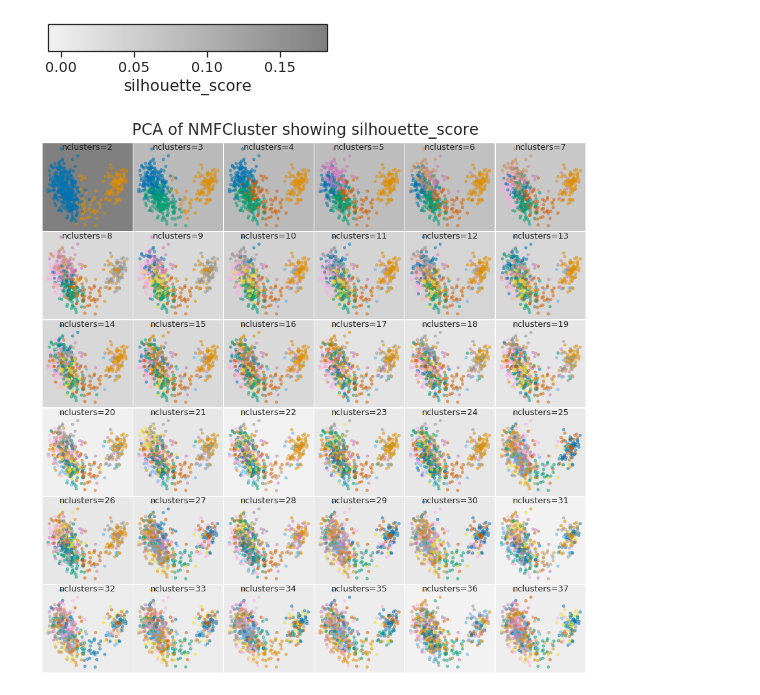
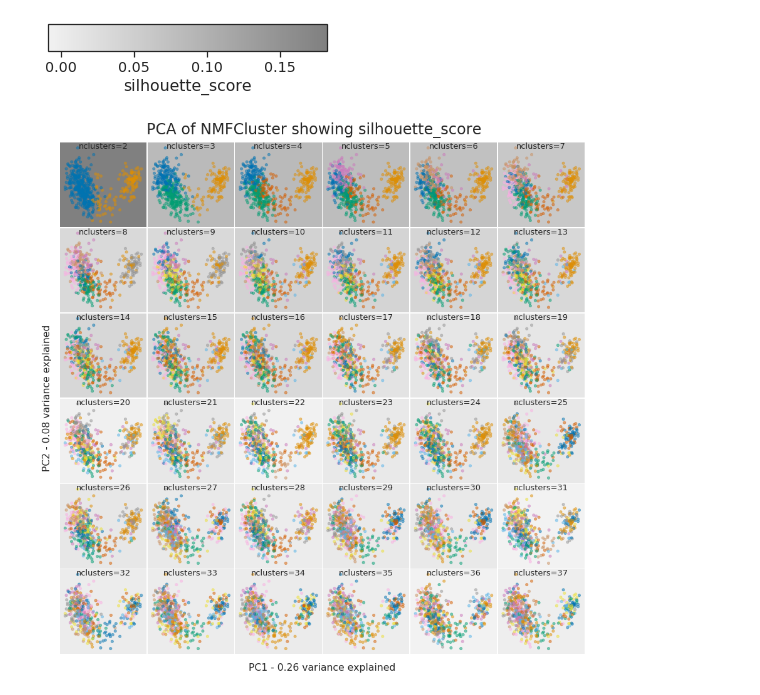
Before and after one commit to liliblu/hypercluster, a Jupyter notebook: examples/local_TCGA_BRCA_RNAseq/TCGA_BRCA_RNAseq_subtype_clustering.ipynb, the cells around one changed output. Drawn from its saved outputs; the diff is of its cells as text; code cells hidden in the pictures.

```diff
--- a/examples/local_TCGA_BRCA_RNAseq/TCGA_BRCA_RNAseq_subtype_clustering.ipynb
+++ b/examples/local_TCGA_BRCA_RNAseq/TCGA_BRCA_RNAseq_subtype_clustering.ipynb
@@ -173,11 +175,11 @@ data = hc.visualize.zscore(data).transpose()
 # %% [markdown]
 ## Louvain and UMAP
 # %%
-# method = 'LouvainCluster'
-# metric = 'adjusted_rand_score'
+method = 'LouvainCluster'
+metric = 'adjusted_rand_score'
 
-method = 'LeidenCluster'
-metric = 'silhouette_score'
+# method = 'LeidenCluster'
+# metric = 'silhouette_score'
 # %%
 evals = clusterer.evaluation_[method].loc[metric, :]
 
@@ -261,7 +263,8 @@ metric = 'silhouette_score'
 # %%
 evals = clusterer.evaluation_[method].loc[metric, :]
 
-pca = sklearn.decomposition.PCA(n_components=2).fit_transform(data)
+pca_model = sklearn.decomposition.PCA(n_components=2)
+pca = pca_model.fit_transform(data)
 pca = pd.DataFrame(pca, index=data.index, columns=['PCA1', 'PCA2'])
 
 sm = ScalarMappable(
@@ -293,31 +296,34 @@ for i, n_clusters in enumerate(range(2, 38)):
     facecolor = matplotlib.colors.to_hex(facecolors[i])
     ax = axs[i]
     temp = clusterer.labels_[method][[n_clusters]].astype(float)
     temp = pd.concat([temp, pca], axis=1)
 
     sns.scatterplot(
         x='PCA1',
         y='PCA2',
         hue=temp.columns[0],
         palette=sns.color_palette('colorblind', n_colors=len(temp[temp.columns[0]].unique())),
         data=temp,
         ax=ax,
         size=28.5,
         legend=False,
         alpha=0.5,
         edgecolor=None
     )
 
     ax.axes.get_xaxis().set_visible(False)
     ax.axes.get_yaxis().set_visible(False)
 
     for spine in ax.spines.values():
         spine.set_visible(False)
 
     ax.patch.set_facecolor(facecolor)
 
     ax.set_title('%s=%s' % ('nclusters', n_clusters), va='top', fontsize=13, pad=0.1)
+
+axs[32].text(1, -0.2, 'PC1 - %.2f variance explained' %(pca_model.explained_variance_ratio_[0]), ha='center', transform=axs[32].transAxes)
+axs[12].text(-0.2, 0, 'PC2 - %.2f variance explained' %(pca_model.explained_variance_ratio_[1]), va='center', rotation=90, transform=axs[12].transAxes)
 fig.suptitle('PCA of %s showing %s' % (method, metric), fontsize=24, y=0.91)
 plt.savefig('figures/grid.scatter.%s-%s-umaps.pdf' %(method, metric))
 # %% [output]
-[figure, old version]
+[figure, new version]
```
Also changed, not shown: parts of 4 cells of this notebook, 21 other files.
